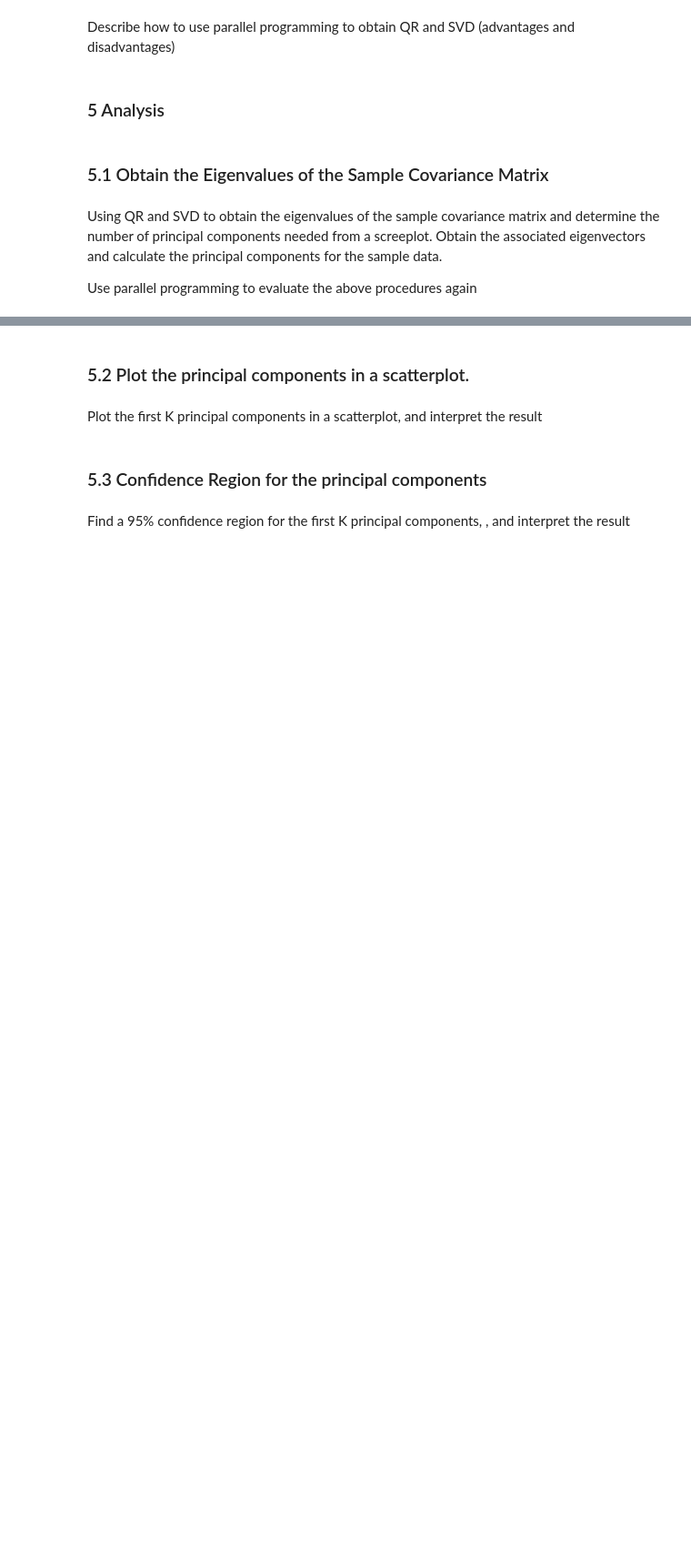
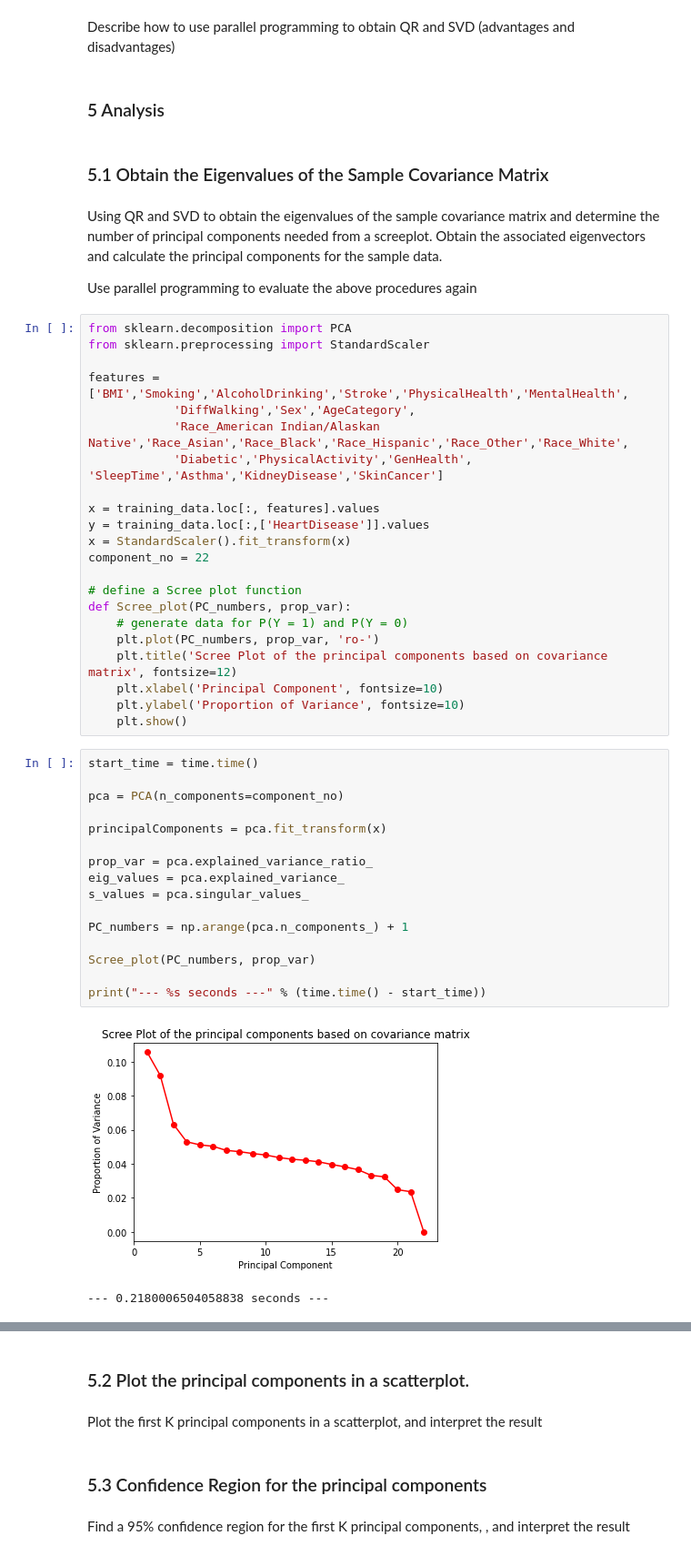
Before and after one commit to JN091600/STA141C_Project, a Jupyter notebook: STA141C_Project (V1.1).ipynb, the cells around one changed output, grey strips where cells are left out. Shown at 91% size. Drawn from its saved outputs; the diff is of its cells as text; blank space fills up the shorter version.

```diff
--- a/STA141C_Project (V1.1).ipynb
+++ b/STA141C_Project (V1.1).ipynb
@@ -260,3 +229,44 @@ Describe how to use parallel programming to obtain QR and SVD (advantages and di
 Using QR and SVD to obtain the eigenvalues of the sample covariance matrix and determine the number of principal components needed from a screeplot. Obtain the associated eigenvectors and calculate the principal components for the sample data.
 
 Use parallel programming to evaluate the above procedures again
+# %%
+from sklearn.decomposition import PCA
+from sklearn.preprocessing import StandardScaler
+
+features = ['BMI','Smoking','AlcoholDrinking','Stroke','PhysicalHealth','MentalHealth',
+            'DiffWalking','Sex','AgeCategory',
+            'Race_American Indian/Alaskan Native','Race_Asian','Race_Black','Race_Hispanic','Race_Other','Race_White',
+            'Diabetic','PhysicalActivity','GenHealth', 'SleepTime','Asthma','KidneyDisease','SkinCancer']
+
+x = training_data.loc[:, features].values
+y = training_data.loc[:,['HeartDisease']].values
+x = StandardScaler().fit_transform(x)
+component_no = 22
+
+# define a Scree plot function
+def Scree_plot(PC_numbers, prop_var):
+    # generate data for P(Y = 1) and P(Y = 0)
+    plt.plot(PC_numbers, prop_var, 'ro-')
+    plt.title('Scree Plot of the principal components based on covariance matrix', fontsize=12)
+    plt.xlabel('Principal Component', fontsize=10)
+    plt.ylabel('Proportion of Variance', fontsize=10)
+    plt.show()
+# %%
+start_time = time.time()
+
+pca = PCA(n_components=component_no)
+
+principalComponents = pca.fit_transform(x)
+
+prop_var = pca.explained_variance_ratio_
+eig_values = pca.explained_variance_
+s_values = pca.singular_values_
+
+PC_numbers = np.arange(pca.n_components_) + 1
+
+Scree_plot(PC_numbers, prop_var)
+
+print("--- %s seconds ---" % (time.time() - start_time))
+# %% [output]
+[figure, added]
+--- 0.2180006504058838 seconds ---
```
Also changed, not shown: parts of 7 cells of this notebook, 1 other file.
